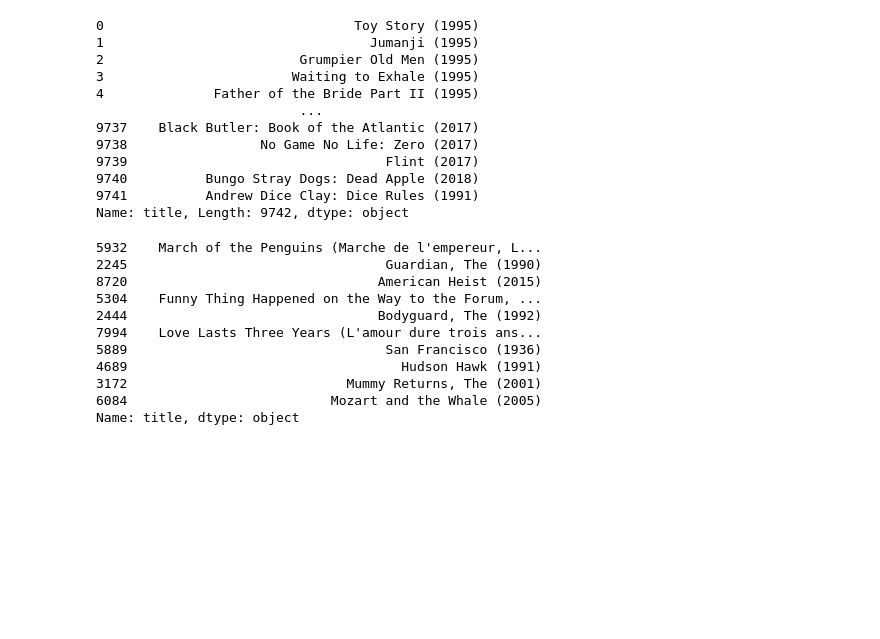
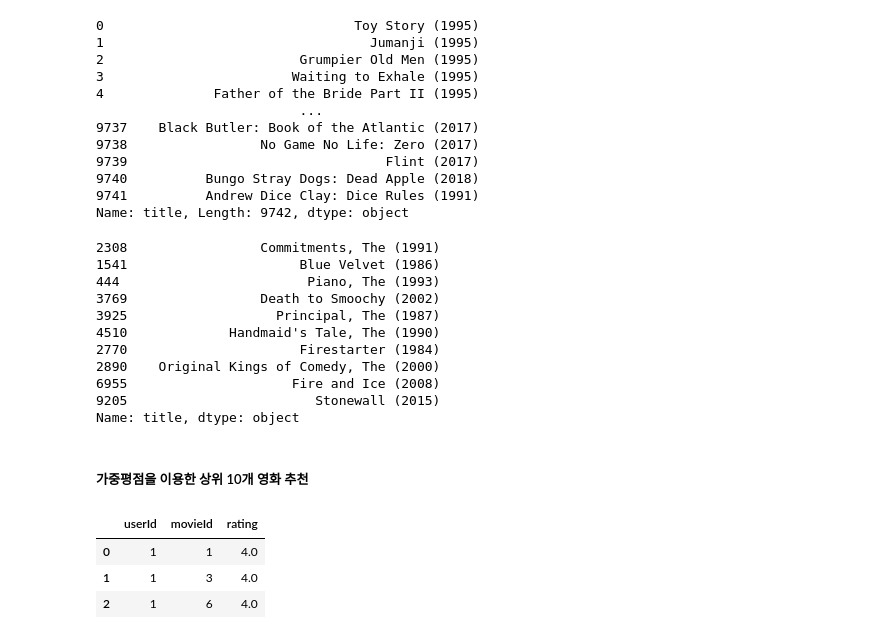
Before and after one commit to kbigdata0010/ml, a Jupyter notebook: 추천시스템.ipynb, the cells around one changed output. Saved outputs shown, nothing was run; the diff lists cells and outputs as text; code cells hidden in the pictures; blank space fills up the shorter version.

```diff
--- a/추천시스템.ipynb
+++ b/추천시스템.ipynb
@@ -560,16 +330,28 @@ movies_series
 9741          Andrew Dice Clay: Dice Rules (1991)
 Name: title, Length: 9742, dtype: object
 # %%
+# 타겟유저와 비슷한 유저가 본 영화중에 랜덤으로 10개 추천
+random_movie_list = random.sample(result_movie_index_list, 10)
+random_movie_list
 movies_series[random_movie_list]
 # %% [output]
-5932    March of the Penguins (Marche de l'empereur, L...
-2245                                 Guardian, The (1990)
-8720                                American Heist (2015)
-5304    Funny Thing Happened on the Way to the Forum, ...
-2444                                Bodyguard, The (1992)
-7994    Love Lasts Three Years (L'amour dure trois ans...
-5889                                 San Francisco (1936)
-4689                                   Hudson Hawk (1991)
-3172                            Mummy Returns, The (2001)
-6084                          Mozart and the Whale (2005)
+2308                 Commitments, The (1991)
+1541                      Blue Velvet (1986)
+444                        Piano, The (1993)
+3769                 Death to Smoochy (2002)
+3925                   Principal, The (1987)
+4510             Handmaid's Tale, The (1990)
+2770                      Firestarter (1984)
+2890    Original Kings of Comedy, The (2000)
+6955                     Fire and Ice (2008)
+9205                        Stonewall (2015)
 Name: title, dtype: object
+# %% [markdown]
+##### 가중평점을 이용한 상위 10개 영화 추천
+# %%
+ratings_df.head(3)
+# %% [output]
+|  | userId | movieId | rating |
+| 0 | 1 | 1 | 4.0 |
+| 1 | 1 | 3 | 4.0 |
+| 2 | 1 | 6 | 4.0 |
```
Also changed, not shown: parts of 40 cells of this notebook.
